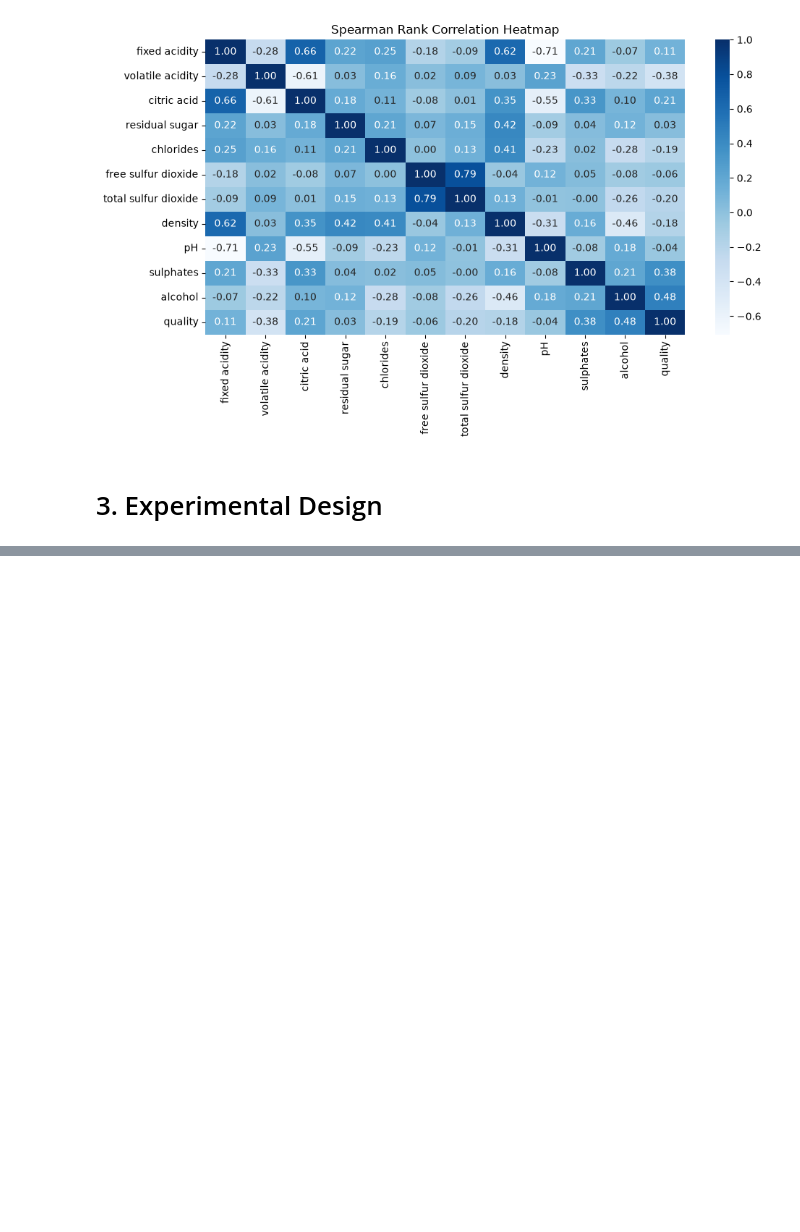
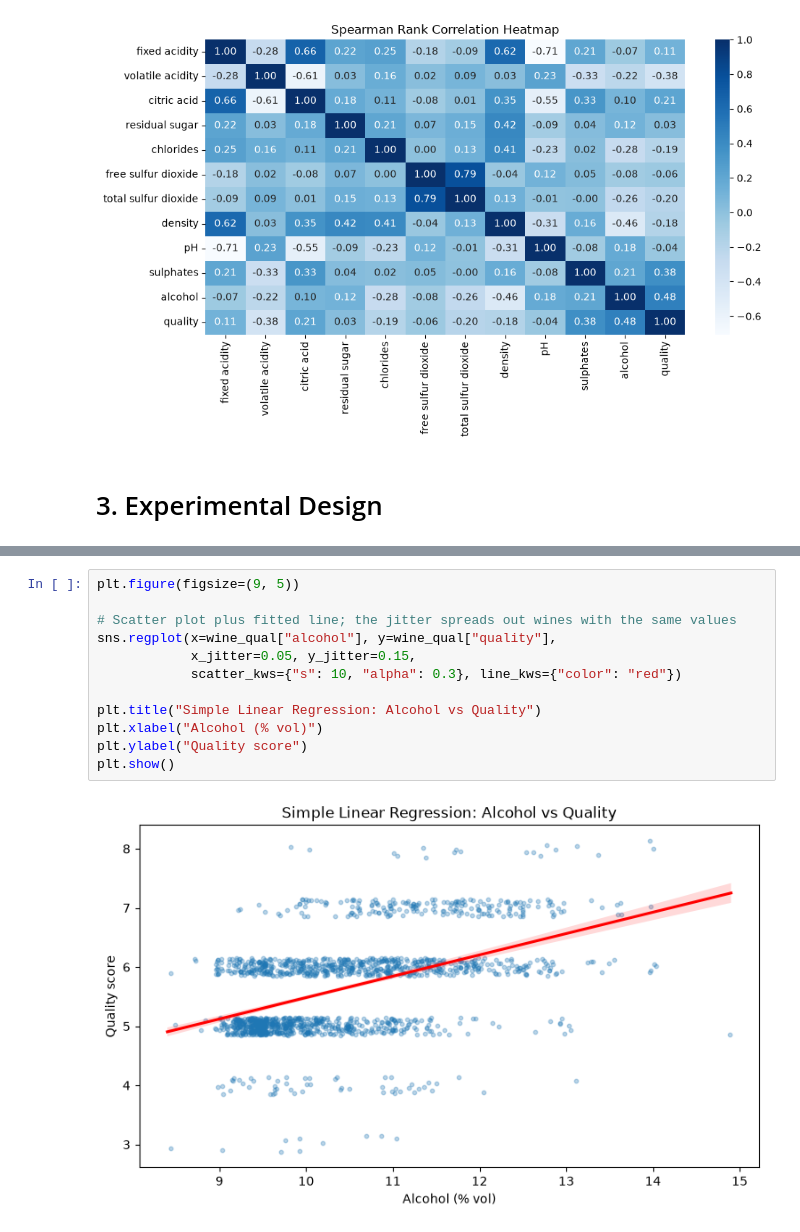
Before and after one commit to ayoajimuda/machine-learning, a Jupyter notebook: notebooks/wine_quality.ipynb, the cells around one changed output, grey strips where cells are left out. Drawn from its saved outputs; the diff is of its cells as text; blank space fills up the shorter version.

```diff
--- a/notebooks/wine_quality.ipynb
+++ b/notebooks/wine_quality.ipynb
@@ -419,0 +520,14 @@ plt.show()
+# %%
+plt.figure(figsize=(9, 5))
+
+# Scatter plot plus fitted line; the jitter spreads out wines with the same values
+sns.regplot(x=wine_qual["alcohol"], y=wine_qual["quality"],
+            x_jitter=0.05, y_jitter=0.15,
+            scatter_kws={"s": 10, "alpha": 0.3}, line_kws={"color": "red"})
+
+plt.title("Simple Linear Regression: Alcohol vs Quality")
+plt.xlabel("Alcohol (% vol)")
+plt.ylabel("Quality score")
+plt.show()
+# %% [output]
+[figure, added]
```
Also changed, not shown: parts of 31 cells of this notebook, 3 other files.
